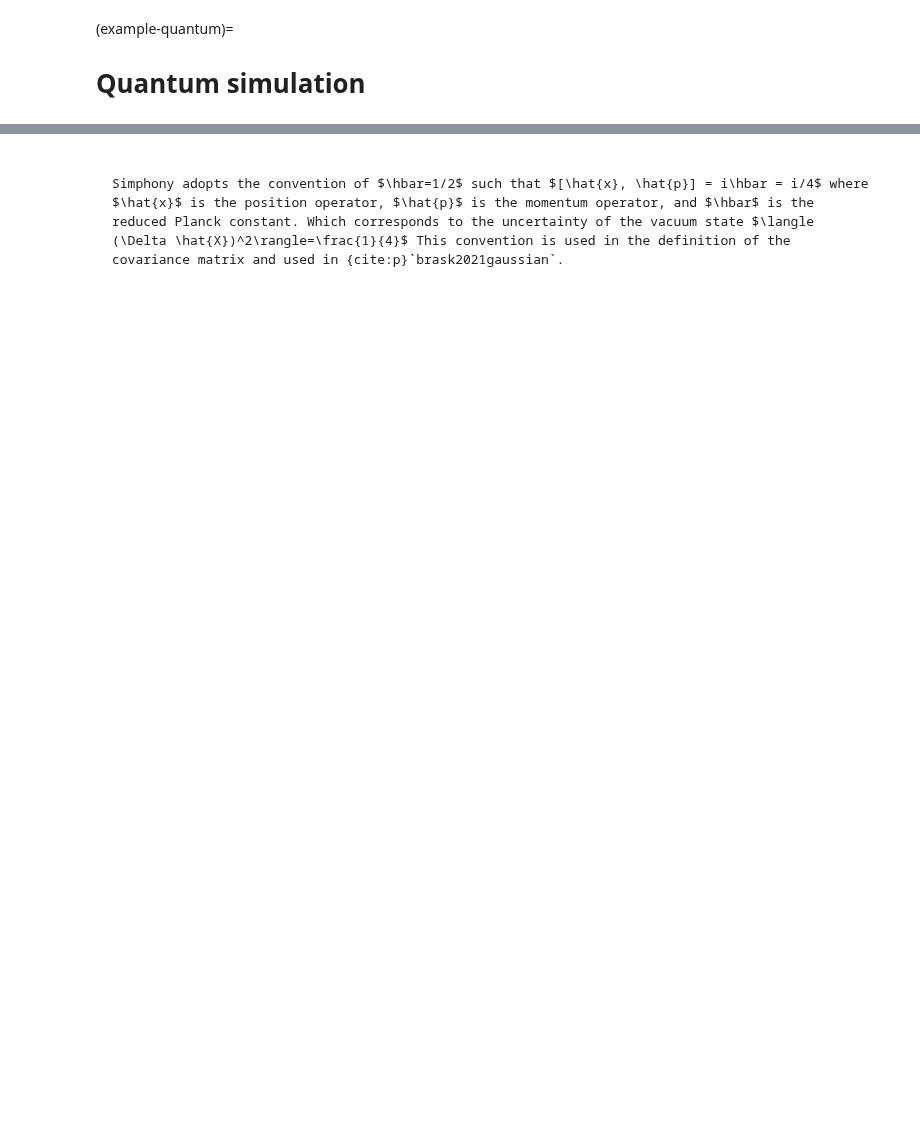
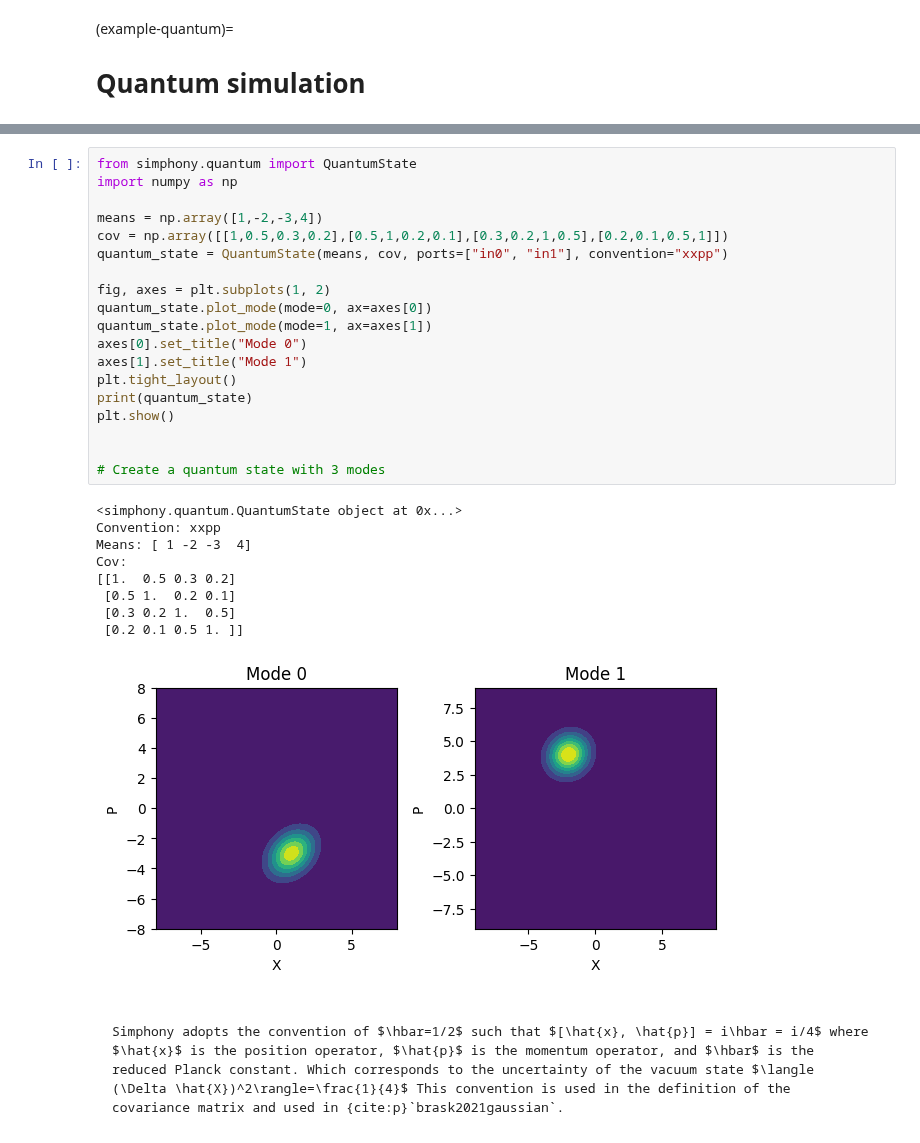
Before and after one commit to BYUCamachoLab/simphony, a Jupyter notebook: docs/tutorials/quantum.ipynb, the cells around one changed output, grey strips where cells are left out. Saved outputs shown, nothing was run; the diff lists cells and outputs as text; blank space fills up the shorter version.

````diff
--- a/docs/tutorials/quantum.ipynb
+++ b/docs/tutorials/quantum.ipynb
@@ -54,3 +189,32 @@ Simphony can also represent states that have more than one mode. Lets see how we
+# %%
+from simphony.quantum import QuantumState
+import numpy as np
+
+means = np.array([1,-2,-3,4])
+cov = np.array([[1,0.5,0.3,0.2],[0.5,1,0.2,0.1],[0.3,0.2,1,0.5],[0.2,0.1,0.5,1]])
+quantum_state = QuantumState(means, cov, ports=["in0", "in1"], convention="xxpp")
+
+fig, axes = plt.subplots(1, 2)
+quantum_state.plot_mode(mode=0, ax=axes[0])
+quantum_state.plot_mode(mode=1, ax=axes[1])
+axes[0].set_title("Mode 0")
+axes[1].set_title("Mode 1")
+plt.tight_layout()
+print(quantum_state)
+plt.show()
+
+
+# Create a quantum state with 3 modes
+# %% [output]
+<simphony.quantum.QuantumState object at 0x...>
+Convention: xxpp
+Means: [ 1 -2 -3  4]
+Cov:
+[[1.  0.5 0.3 0.2]
+ [0.5 1.  0.2 0.1]
+ [0.3 0.2 1.  0.5]
+ [0.2 0.1 0.5 1. ]]
+[figure, added]
 # %% [markdown]
 ```{note}
 
````
Also changed, not shown: parts of 14 cells of this notebook, 2 other files.
